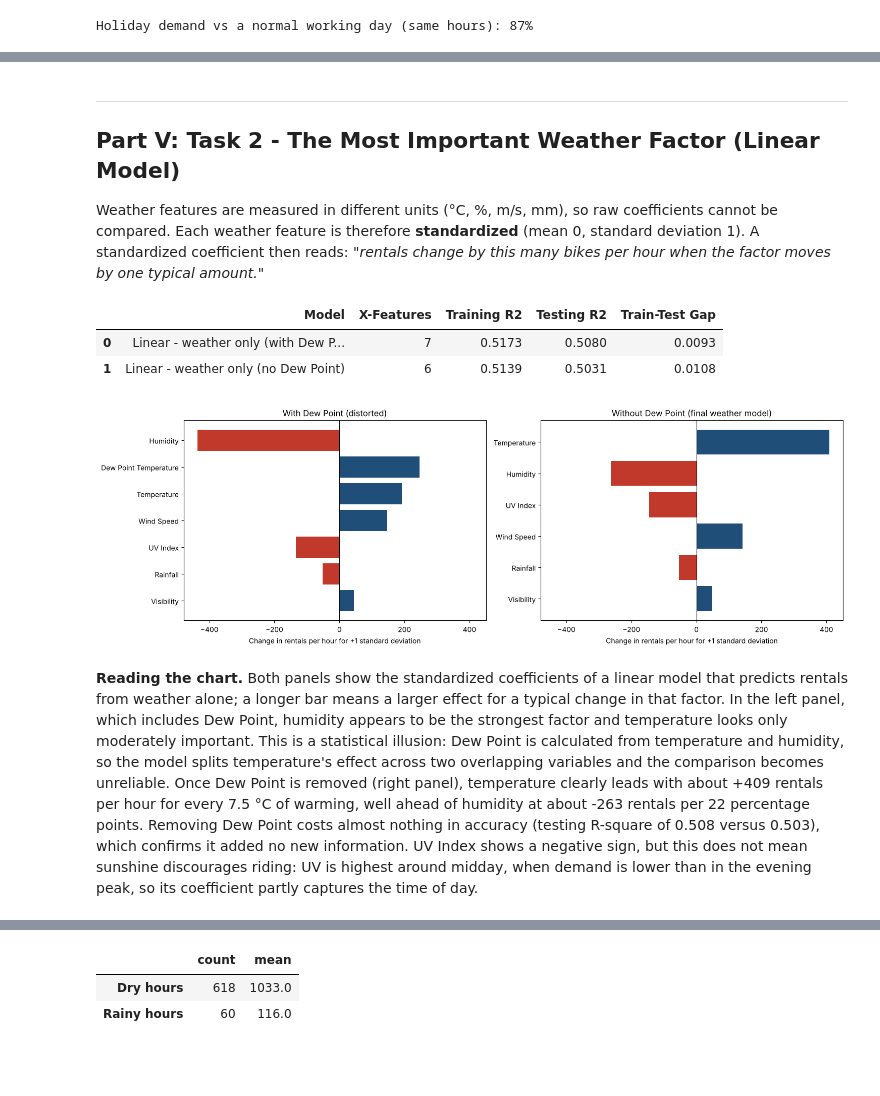
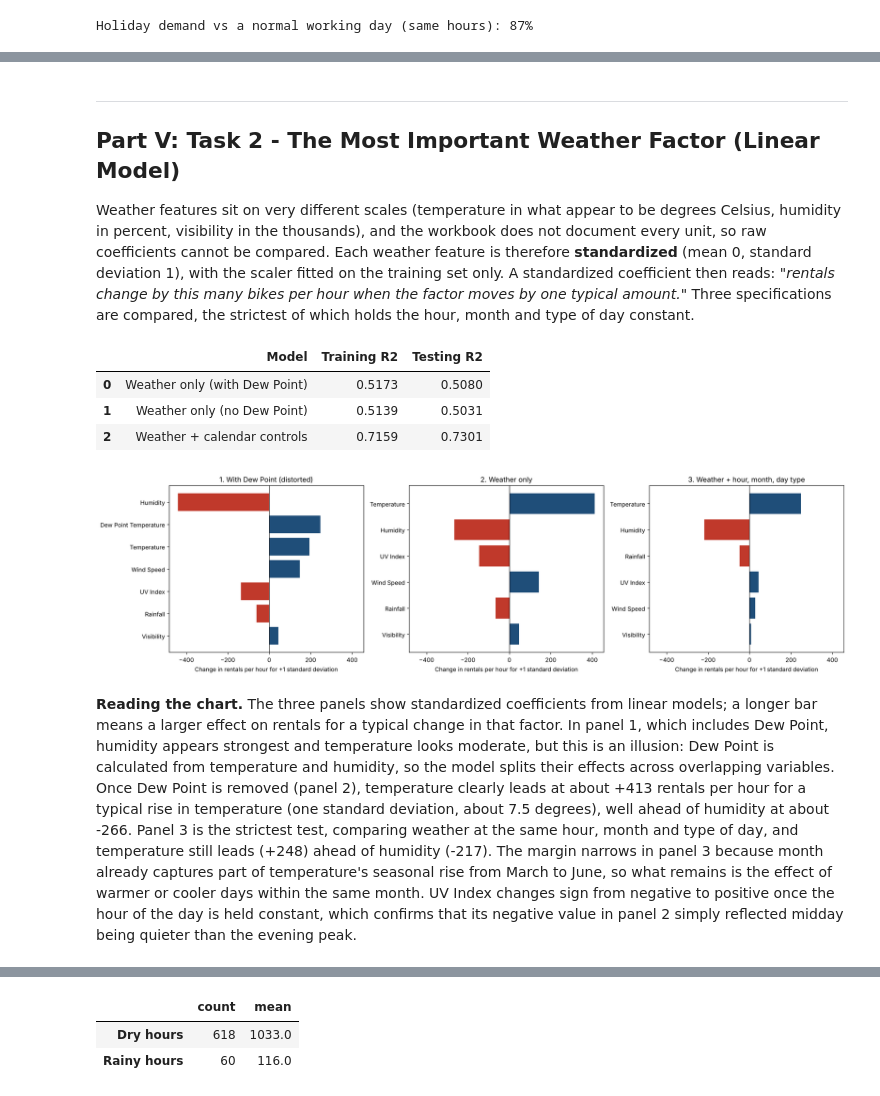
Before and after one commit to seyhasenganz/my-sql-assignment, a Jupyter notebook: Final-Bike-Rentals/Bike_Rentals_Final_Assignment.ipynb, the cells around one changed output, grey strips where cells are left out. Saved outputs shown, nothing was run; the diff lists cells and outputs as text; code cells hidden in the pictures; blank space fills up the shorter version.

```diff
--- a/Final-Bike-Rentals/Bike_Rentals_Final_Assignment.ipynb
+++ b/Final-Bike-Rentals/Bike_Rentals_Final_Assignment.ipynb
@@ -349,57 +419,54 @@ Commuting is by far the largest of the three purposes: working-day commute windo
 # %% [markdown]
 <hr style="height:.9px;border:none;color:#333;background-color:#333;" />
 <h2>Part V: Task 2 - The Most Important Weather Factor (Linear Model)</h2>
-Weather features are measured in different units (°C, %, m/s, mm), so raw coefficients cannot be compared. Each weather feature is therefore <strong>standardized</strong> (mean 0, standard deviation 1). A standardized coefficient then reads: <em>"rentals change by this many bikes per hour when the factor moves by one typical amount."</em>
+Weather features sit on very different scales (temperature in what appear to be degrees Celsius, humidity in percent, visibility in the thousands), and the workbook does not document every unit, so raw coefficients cannot be compared. Each weather feature is therefore <strong>standardized</strong> (mean 0, standard deviation 1), with the scaler fitted on the training set only. A standardized coefficient then reads: <em>"rentals change by this many bikes per hour when the factor moves by one typical amount."</em> Three specifications are compared, the strictest of which holds the hour, month and type of day constant.
 # %%
 # all weather-related columns, including Dew Point (Snowfall is always 0 and is excluded)
 weather_all = weather + ['Dew Point Temperature']
 
 
-# standardizing the weather features
-scaler      = StandardScaler()
-weather_std = pd.DataFrame(scaler.fit_transform(bikes[weather_all]),
-                           columns = weather_all)
+# calendar controls: hour of day, month and type of day
+calendar_controls = pd.concat([hour_dummies, month_dummies, bikes[ ['offday'] ]], axis = 1)
 
 
-# linear model 1: every weather factor
-summary_w1, lm_weather_all = run_model(LinearRegression(), weather_std, y_rentals,
-                                       'Linear - weather only (with Dew Point)')
+# specification 1: all weather factors including Dew Point
+sum_1, coef_1, loss_1 = standardized_weather_model(bikes[weather_all], y_rentals, weather_all,
+                                                   'Weather only (with Dew Point)')
 
+# specification 2: Dew Point removed (it is calculated from Temperature and Humidity)
+sum_2, coef_2, loss_2 = standardized_weather_model(bikes[weather], y_rentals, weather,
+                                                   'Weather only (no Dew Point)')
 
-# linear model 2: Dew Point removed (it is calculated from Temperature and Humidity)
-summary_w2, lm_weather = run_model(LinearRegression(), weather_std[weather], y_rentals,
-                                   'Linear - weather only (no Dew Point)')
+# specification 3: weather plus calendar controls, so weather is compared at the same hour, month and day type
+sum_3, coef_3, loss_3 = standardized_weather_model(pd.concat([bikes[weather], calendar_controls], axis = 1),
+                                                   y_rentals, weather,
+                                                   'Weather + calendar controls')
 
-
-# scores of both weather models
-pd.DataFrame([summary_w1, summary_w2])
+pd.DataFrame([sum_1, sum_2, sum_3])
 # %% [output]
-|  | Model | X-Features | Training R2 | Testing R2 | Train-Test Gap |
-| 0 | Linear - weather only (with Dew P... | 7 | 0.5173 | 0.5080 | 0.0093 |
-| 1 | Linear - weather only (no Dew Point) | 6 | 0.5139 | 0.5031 | 0.0108 |
+|  | Model | Training R2 | Testing R2 |
+| 0 | Weather only (with Dew Point) | 0.5173 | 0.5080 |
+| 1 | Weather only (no Dew Point) | 0.5139 | 0.5031 |
+| 2 | Weather + calendar controls | 0.7159 | 0.7301 |
 # %%
-# standardized coefficients of both models, side by side
-coef_all = pd.Series(lm_weather_all.coef_, index = weather_all)
-coef_std = pd.Series(lm_weather.coef_,     index = weather)
+# standardized weather coefficients of the three specifications
+fig, ax = plt.subplots(nrows = 1, ncols = 3, figsize = (18, 5), sharex = True)
 
-
-# plotting the coefficients, largest effect first
-fig, ax = plt.subplots(nrows = 1, ncols = 2, figsize = (15, 5), sharex = True)
-
-for axis, coefs, title in [(ax[0], coef_all, 'With Dew Point (distorted)'),
-                           (ax[1], coef_std, 'Without Dew Point (final weather model)')]:
-    coefs = coefs.reindex(coefs.abs().sort_values().index)            # ordering by size
+for axis, coefs, title in [(ax[0], coef_1, '1. With Dew Point (distorted)'),
+                           (ax[1], coef_2, '2. Weather only'),
+                           (ax[2], coef_3, '3. Weather + hour, month, day type')]:
+    coefs = coefs.reindex(coefs.abs().sort_values().index)            # largest effect on top
     axis.barh(coefs.index, coefs.values,
               color = ['#c0392b' if v < 0 else '#1f4e79' for v in coefs.values])
     axis.axvline(0, color = 'black', linewidth = 0.8)
     axis.set_title(title)
     axis.set_xlabel('Change in rentals per hour for +1 standard deviation')
 
 
 # rendering the figure
 plt.tight_layout()
 plt.show()
 # %% [output]
-[figure, old version]
+[figure, new version]
 # %% [markdown]
-<strong>Reading the chart.</strong> Both panels show the standardized coefficients of a linear model that predicts rentals from weather alone; a longer bar means a larger effect for a typical change in that factor. In the left panel, which includes Dew Point, humidity appears to be the strongest factor and temperature looks only moderately important. This is a statistical illusion: Dew Point is calculated from temperature and humidity, so the model splits temperature's effect across two overlapping variables and the comparison becomes unreliable. Once Dew Point is removed (right panel), temperature clearly leads with about +409 rentals per hour for every 7.5 °C of warming, well ahead of humidity at about -263 rentals per 22 percentage points. Removing Dew Point costs almost nothing in accuracy (testing R-square of 0.508 versus 0.503), which confirms it added no new information. UV Index shows a negative sign, but this does not mean sunshine discourages riding: UV is highest around midday, when demand is lower than in the evening peak, so its coefficient partly captures the time of day.
+<strong>Reading the chart.</strong> The three panels show standardized coefficients from linear models; a longer bar means a larger effect on rentals for a typical change in that factor. In panel 1, which includes Dew Point, humidity appears strongest and temperature looks moderate, but this is an illusion: Dew Point is calculated from temperature and humidity, so the model splits their effects across overlapping variables. Once Dew Point is removed (panel 2), temperature clearly leads at about +413 rentals per hour for a typical rise in temperature (one standard deviation, about 7.5 degrees), well ahead of humidity at about -266. Panel 3 is the strictest test, comparing weather at the same hour, month and type of day, and temperature still leads (+248) ahead of humidity (-217). The margin narrows in panel 3 because month already captures part of temperature's seasonal rise from March to June, so what remains is the effect of warmer or cooler days within the same month. UV Index changes sign from negative to positive once the hour of the day is held constant, which confirms that its negative value in panel 2 simply reflected midday being quieter than the evening peak.
```
Also changed, not shown: parts of 22 cells of this notebook, 1 other file.
